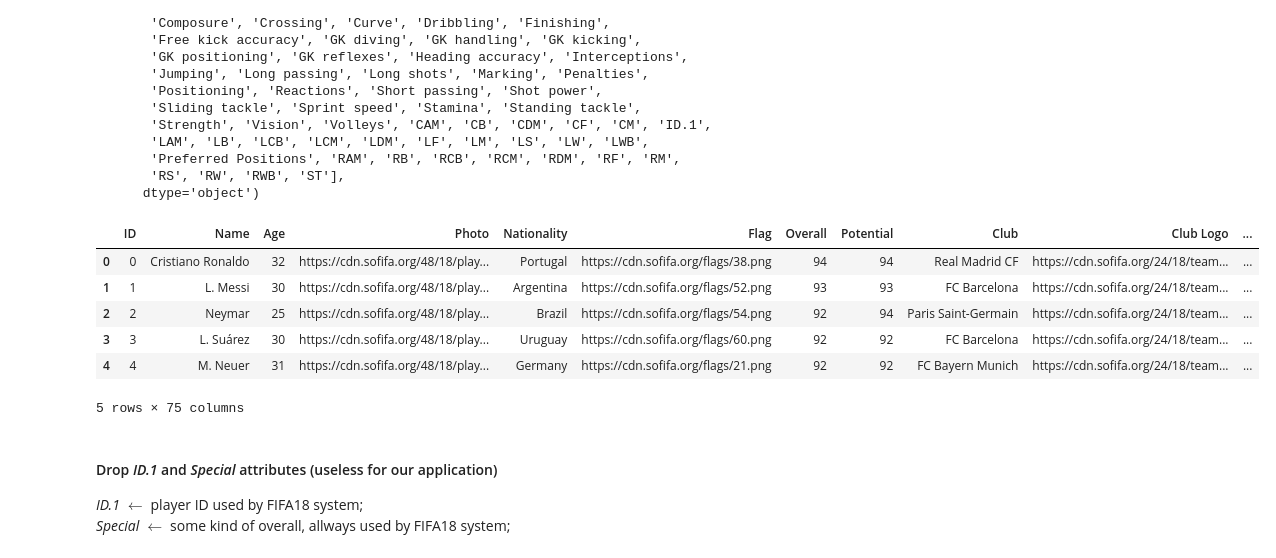
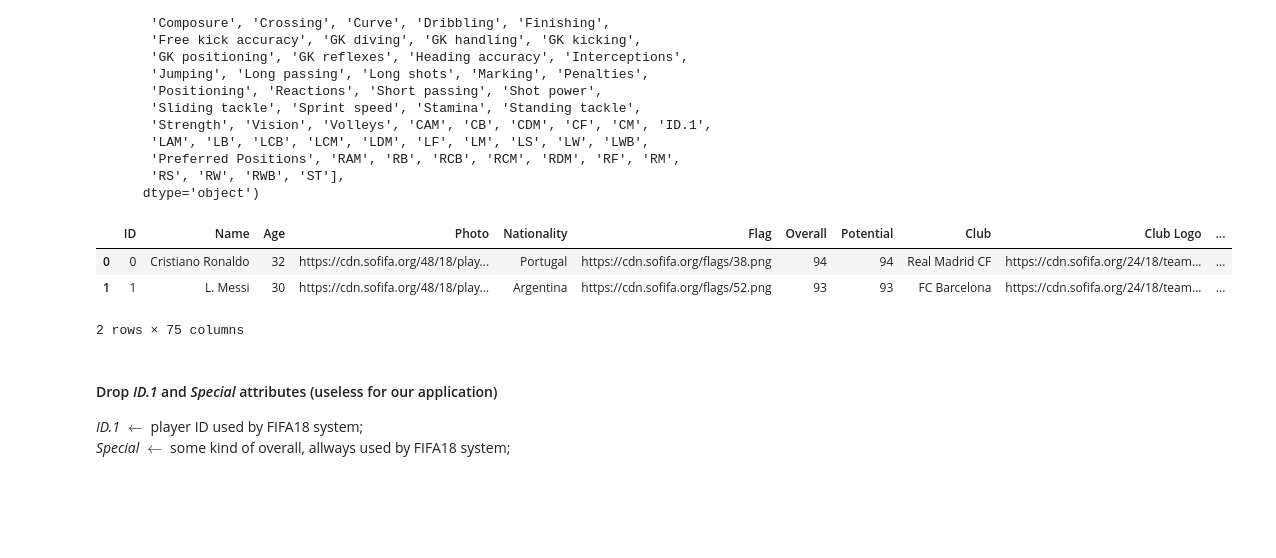
Before and after one commit to JohnnyMD/FIFA-VA, a Jupyter notebook: src/data/_FIFA18_data_preprocessing_.ipynb, the cells around one changed output. Saved outputs shown, nothing was run; the diff lists cells and outputs as text; code cells hidden in the pictures; blank space fills up the shorter version.

```diff
--- a/src/data/_FIFA18_data_preprocessing_.ipynb
+++ b/src/data/_FIFA18_data_preprocessing_.ipynb
@@ -37,15 +37,12 @@ Index(['ID', 'Name', 'Age', 'Photo', 'Nationality', 'Flag', 'Overall',
        'RS', 'RW', 'RWB', 'ST'],
       dtype='object')
 # %%
-data.head()
+data.head(2)
 # %% [output]
 |  | ID | Name | Age | Photo | Nationality | Flag | Overall | Potential | Club | Club Logo | ... |
 | 0 | 0 | Cristiano Ronaldo | 32 | https://cdn.sofifa.org/48/18/play... | Portugal | https://cdn.sofifa.org/flags/38.png | 94 | 94 | Real Madrid CF | https://cdn.sofifa.org/24/18/team... | ... |
 | 1 | 1 | L. Messi | 30 | https://cdn.sofifa.org/48/18/play... | Argentina | https://cdn.sofifa.org/flags/52.png | 93 | 93 | FC Barcelona | https://cdn.sofifa.org/24/18/team... | ... |
-| 2 | 2 | Neymar | 25 | https://cdn.sofifa.org/48/18/play... | Brazil | https://cdn.sofifa.org/flags/54.png | 92 | 94 | Paris Saint-Germain | https://cdn.sofifa.org/24/18/team... | ... |
-| 3 | 3 | L. Suárez | 30 | https://cdn.sofifa.org/48/18/play... | Uruguay | https://cdn.sofifa.org/flags/60.png | 92 | 92 | FC Barcelona | https://cdn.sofifa.org/24/18/team... | ... |
-| 4 | 4 | M. Neuer | 31 | https://cdn.sofifa.org/48/18/play... | Germany | https://cdn.sofifa.org/flags/21.png | 92 | 92 | FC Bayern Munich | https://cdn.sofifa.org/24/18/team... | ... |
-5 rows × 75 columns
+2 rows × 75 columns
 # %% [markdown]
 #### Drop  *ID.1*  and  *Special*  attributes (useless for our application)
 *ID.1*     $\leftarrow$  player ID used by FIFA18 system;<br>
```
Also changed, not shown: parts of 3 cells of this notebook, 10 other files.
